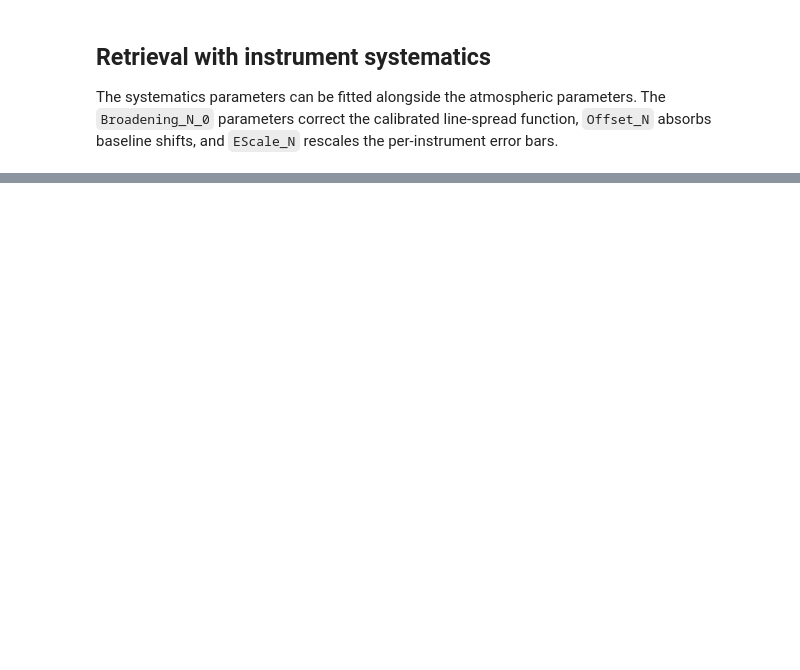
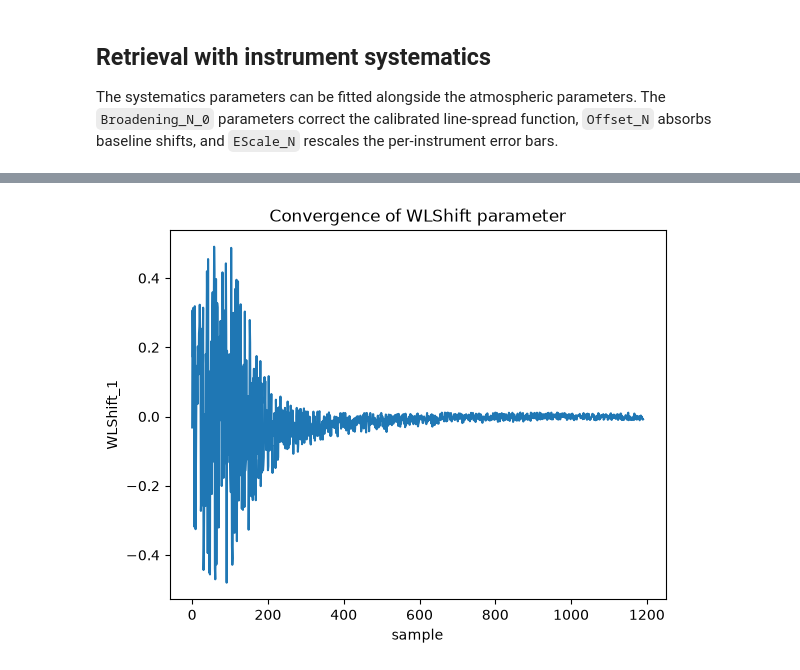
Before and after one commit to ucl-exoplanets/taurex3, a Jupyter notebook: examples/notebooks/12_instruments.ipynb, the cells around one changed output, grey strips where cells are left out. Saved outputs shown, nothing was run; the diff lists cells and outputs as text; code cells hidden in the pictures; blank space fills up the shorter version.

```diff
--- a/examples/notebooks/12_instruments.ipynb
+++ b/examples/notebooks/12_instruments.ipynb
@@ -256,6 +406,9 @@ opt.set_boundary('Broadening_1_0', [-0.35, 0.35])
 opt.enable_fit('Broadening_2_0')
 opt.set_boundary('Broadening_2_0', [-0.35, 0.35])
 
+opt.enable_fit('WLShift_1')
+opt.set_boundary('WLShift_1', [-0.5, 0.5])
+
 opt.enable_fit('T')
 opt.set_boundary('T', [300, 3000])
 
@@ -288,0 +444,9 @@ plt.show()
+# %%
+plt.figure()
+plt.plot(res['solution0']['fit_params']['WLShift_1']['trace'])
+plt.title('Convergence of WLShift parameter')
+plt.xlabel('sample')
+plt.ylabel('WLShift_1')
+plt.show()
+# %% [output]
+[figure, added]
```
Also changed, not shown: parts of 18 cells of this notebook, 4 other files.
